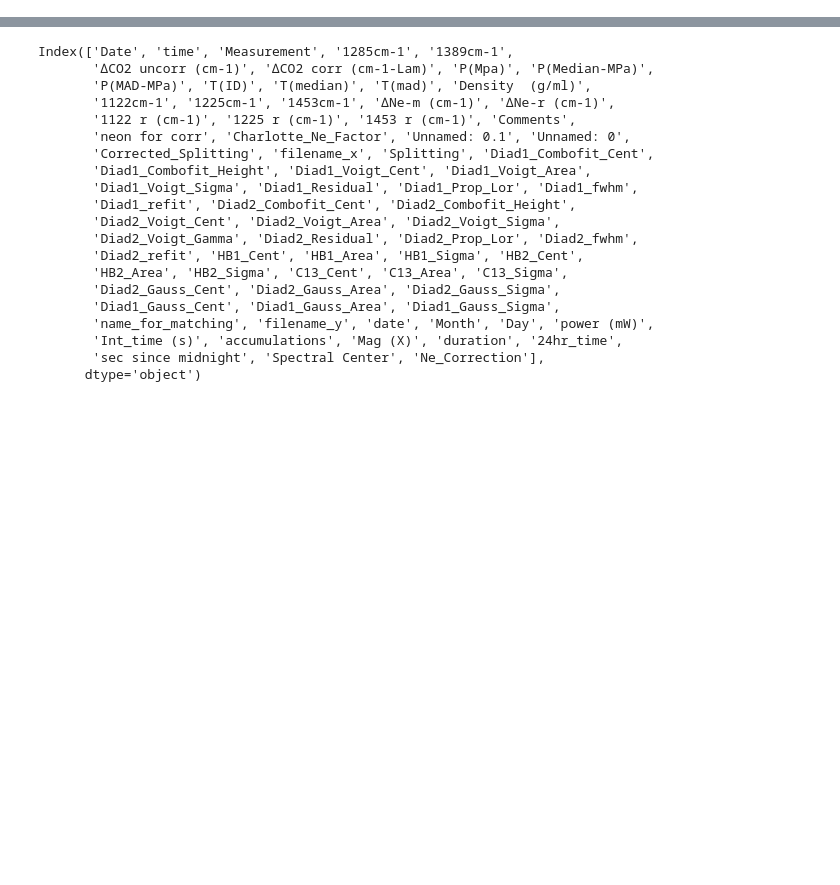
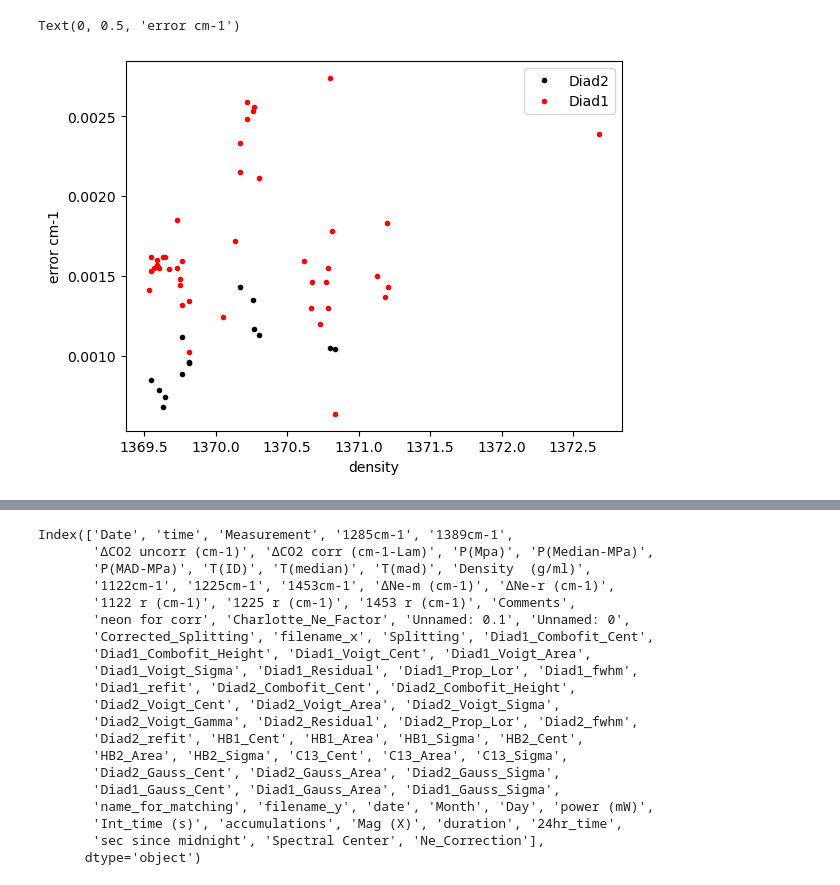
Before and after one commit to PennyWieser/DiadFit, a Jupyter notebook: docs/Examples/Example1a_Gas_Cell_Calibration/DiadFit_vs_Fityk.ipynb, the cells around one changed output, grey strips where cells are left out. Drawn from its saved outputs; the diff is of its cells as text; code cells hidden in the pictures; blank space fills up the shorter version.

Commit message:
peak errors for ne and diadds - nans if not there

```diff
--- a/docs/Examples/Example1a_Gas_Cell_Calibration/DiadFit_vs_Fityk.ipynb
+++ b/docs/Examples/Example1a_Gas_Cell_Calibration/DiadFit_vs_Fityk.ipynb
@@ -20,0 +47,9 @@ combo=pd.merge(df_Fyk, df_DF, on='Measurement', how='left')
+# %%
+plt.plot(combo['C13_Cent'], combo['Diad2_cent_err'],  '.k', label='Diad2')
+plt.plot(combo['C13_Cent'], combo['Diad1_cent_err'],  '.r', label='Diad1')
+plt.legend()
+plt.xlabel('density')
+plt.ylabel('error cm-1')
+# %% [output]
+Text(0, 0.5, 'error cm-1')
+[figure, added]
```
Also changed, not shown: parts of 16 cells of this notebook, 10 other files.
